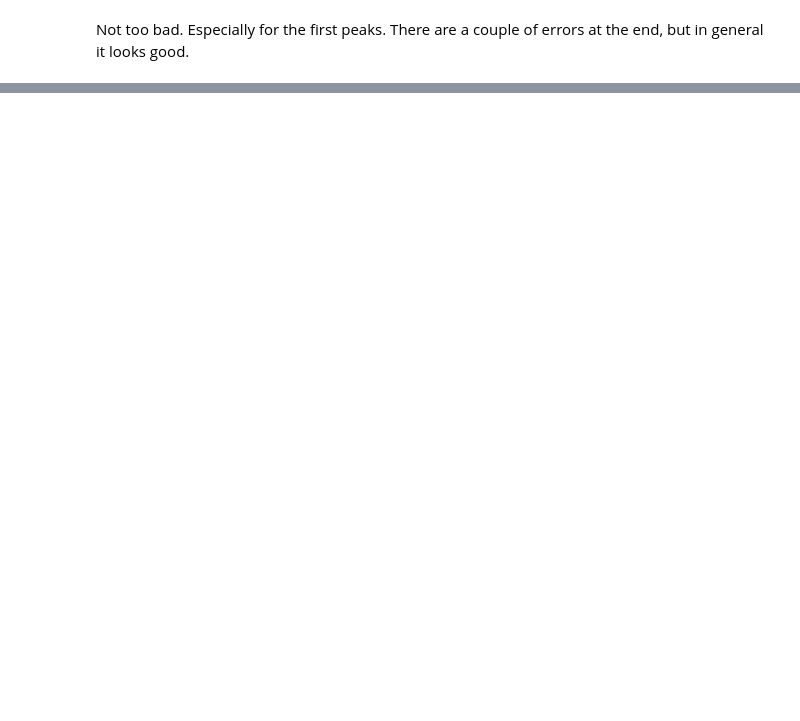
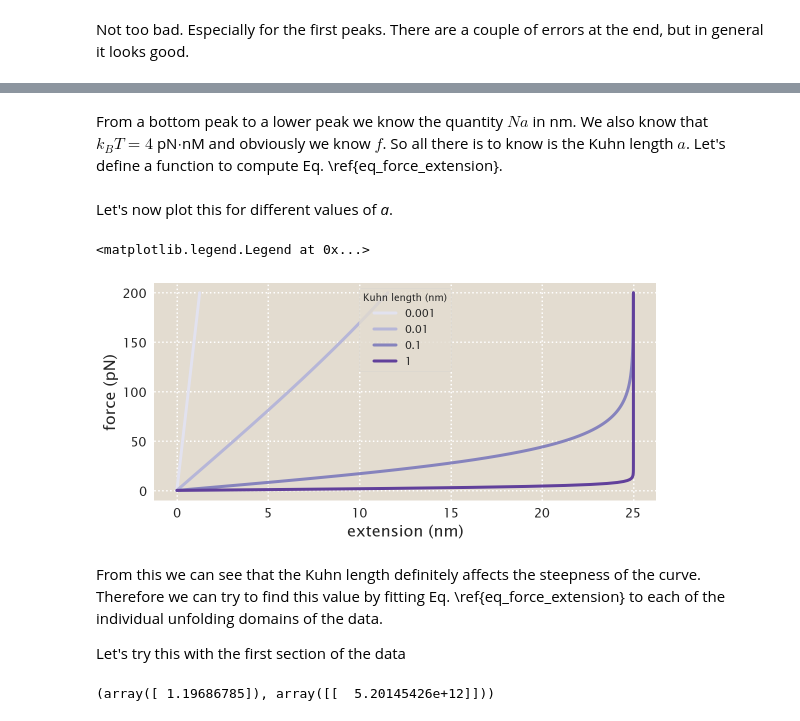
Before and after one commit to mrazomej/pboc, a Jupyter notebook: src/chapter_08.ipynb, the cells around one changed output, grey strips where cells are left out. Drawn from its saved outputs; the diff is of its cells as text; code cells hidden in the pictures; blank space fills up the shorter version.

Commit message:
still working on 8.10 to fit the data

```diff
--- a/src/chapter_08.ipynb
+++ b/src/chapter_08.ipynb
@@ -430,0 +443,70 @@ Not too bad. Especially for the first peaks. There are a couple of errors at the
+# %% [markdown]
+From a bottom peak to a lower peak we know the quantity $Na$ in nm. We also know that $k_BT = 4$ pN$\cdot$nM and obviously we know $f$. So all there is to know is the Kuhn length $a$. Let's define a function to compute Eq. \ref{eq_force_extension}.
+# %%
+def force_extesion_1D(f, a, Ltot, kBT=4):
+    '''
+    Computes the force-extension relationship for a 1D polymer
+    Parameters
+    ----------
+    f : array-like.
+        Force applied to extend the polymer.
+    a : float.
+        Kuhn length of the polymer.
+    L_tot : float.
+        Total length of polymer
+    kBT : float. Default 4 pN nM
+        Thermal energy.
+    '''
+    return Ltot * np.tanh(f * a / kBT)
+# %% [markdown]
+Let's now plot this for different values of *a*.
+# %%
+# Define force in pN
+f = np.linspace(0, 200, 200)
+
+# Define Ltot in nm
+Ltot = 25
+
+# Define various values of a in nm
+a_array = [1E-3, 1E-2, 1E-1, 1]
+
+# Define colors for plot
+colors = sns.color_palette('Purples', n_colors=len(a_array))
+
+# Initialize matrix to save extensions
+L = np.zeros([len(a_array), len(f)])
+
+# Initialize figure
+fig = plt.figure(figsize=(9, 4))
+
+# Loop through each of the values of the Kuhn length
+for i, a in enumerate(a_array):
+    # Compute extension
+    L[i, :] = force_extesion_1D(f, a, Ltot)
+
+    # Plot force-extension curve
+    plt.plot(L[i, :], f, color=colors[i], label=a, lw=3)
+
+plt.xlabel('extension (nm)')
+plt.ylabel('force (pN)')
+plt.legend(title='Kuhn length (nm)', loc='upper center')
+# %% [output]
+<matplotlib.legend.Legend at 0x...>
+[figure, added]
+# %% [markdown]
+From this we can see that the Kuhn length definitely affects the steepness  of the curve. Therefore we can try to find this value by fitting Eq. \ref{eq_force_extension} to each of the individual unfolding domains of the data.
+
+Let's try this with the first section of the data
+# %%
+# Extract first section of the data
+curve = df[0:np.where(df.extrema_idx)[0][0]]
+
+# Define Ltot from the data
+Ltot = curve.extension_nm.max() - curve.extension_nm.min()
+
+curve_fit = lambda x, a: force_extesion_1D(x, a, Ltot=Ltot)
+
+scipy.optimize.curve_fit(curve_fit, curve.force_pN.values,
+                         curve.extension_nm.values, p0=.001)
+# %% [output]
+(array([ 1.19686785]), array([[  5.20145426e+12]]))
```
Also changed, not shown: parts of 4 cells of this notebook.
